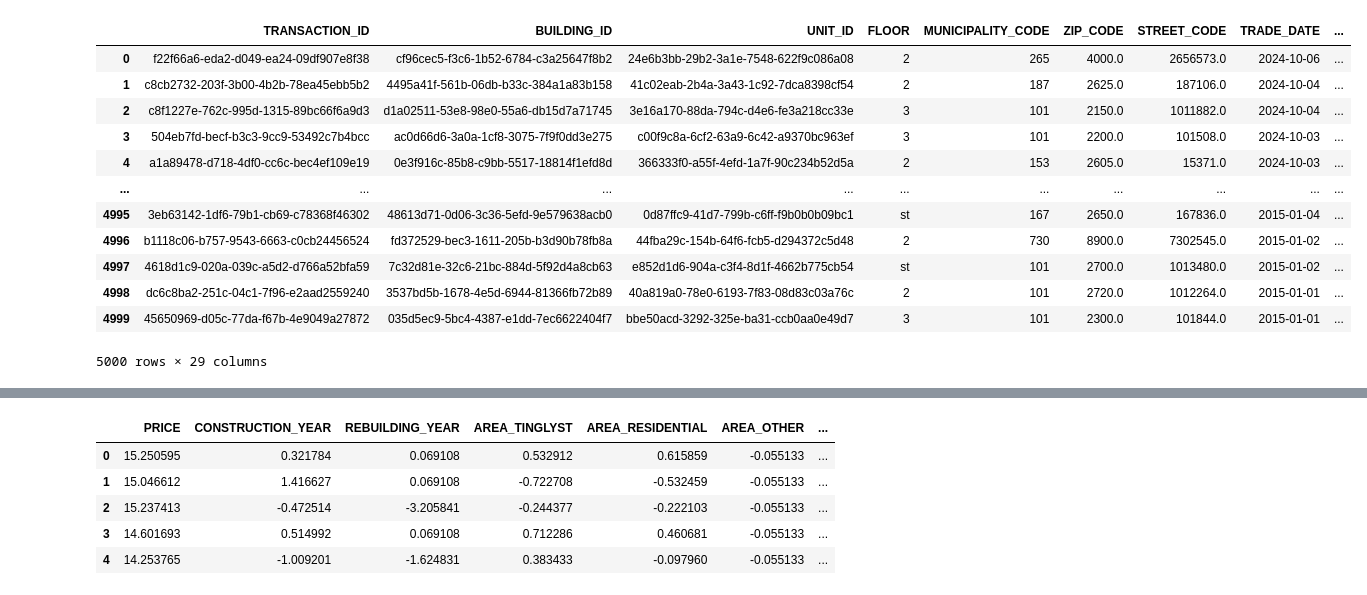
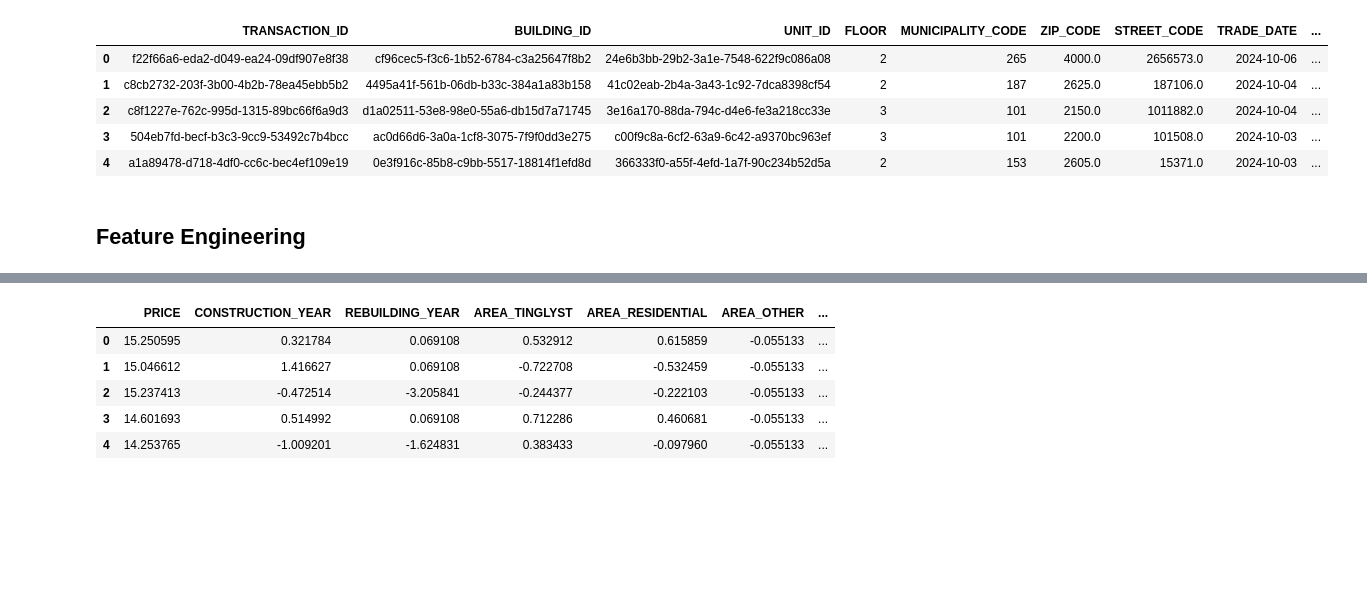
Before and after one commit to wasabi39/hackathon_houses, a Jupyter notebook: boligpriser.ipynb, the cells around one changed output, grey strips where cells are left out. Cells and saved outputs as stored; diff of their text form; code cells hidden in the pictures; blank space fills up the shorter version.

```diff
--- a/boligpriser.ipynb
+++ b/boligpriser.ipynb
@@ -8,35 +8,22 @@ pd.set_option('display.max_columns', None) #remove upper limit on the number of
 # %%
-#load data
+#Load data
 data = pd.read_csv('house_train.csv')
 test_data = pd.read_csv('house_test.csv')
+#Save transaction id for testing before we start feature engineering
 transaction_id_test = test_data['TRANSACTION_ID']
-data_mean_sqm_price = data.groupby("MUNICIPALITY_CODE")["SQM_PRICE"].mean()
-data["MUNICIPALITY_MEAN_SQM_PRICE"] = data.apply(
-    lambda row: data_mean_sqm_price[row["MUNICIPALITY_CODE"]],
-    axis=1
-)
-test_data["MUNICIPALITY_MEAN_SQM_PRICE"] = test_data.apply(
-    lambda row: data_mean_sqm_price[row["MUNICIPALITY_CODE"]],
-    axis=1
-)
-
+#Transform price to log price. This makes it approximately follow a Gaussian distribution.
 data['PRICE'] = np.log(data['PRICE'])
 test_data['PRICE'] = np.log(test_data['PRICE'])
 
-data
-test_data
+data.head()
+test_data.head()
 # %% [output]
 |  | TRANSACTION_ID | BUILDING_ID | UNIT_ID | FLOOR | MUNICIPALITY_CODE | ZIP_CODE | STREET_CODE | TRADE_DATE | ... |
 | 0 | f22f66a6-eda2-d049-ea24-09df907e8f38 | cf96cec5-f3c6-1b52-6784-c3a25647f8b2 | 24e6b3bb-29b2-3a1e-7548-622f9c086a08 | 2 | 265 | 4000.0 | 2656573.0 | 2024-10-06 | ... |
 | 1 | c8cb2732-203f-3b00-4b2b-78ea45ebb5b2 | 4495a41f-561b-06db-b33c-384a1a83b158 | 41c02eab-2b4a-3a43-1c92-7dca8398cf54 | 2 | 187 | 2625.0 | 187106.0 | 2024-10-04 | ... |
 | 2 | c8f1227e-762c-995d-1315-89bc66f6a9d3 | d1a02511-53e8-98e0-55a6-db15d7a71745 | 3e16a170-88da-794c-d4e6-fe3a218cc33e | 3 | 101 | 2150.0 | 1011882.0 | 2024-10-04 | ... |
 | 3 | 504eb7fd-becf-b3c3-9cc9-53492c7b4bcc | ac0d66d6-3a0a-1cf8-3075-7f9f0dd3e275 | c00f9c8a-6cf2-63a9-6c42-a9370bc963ef | 3 | 101 | 2200.0 | 101508.0 | 2024-10-03 | ... |
 | 4 | a1a89478-d718-4df0-cc6c-bec4ef109e19 | 0e3f916c-85b8-c9bb-5517-18814f1efd8d | 366333f0-a55f-4efd-1a7f-90c234b52d5a | 2 | 153 | 2605.0 | 15371.0 | 2024-10-03 | ... |
-| ... | ... | ... | ... | ... | ... | ... | ... | ... | ... |
-| 4995 | 3eb63142-1df6-79b1-cb69-c78368f46302 | 48613d71-0d06-3c36-5efd-9e579638acb0 | 0d87ffc9-41d7-799b-c6ff-f9b0b0b09bc1 | st | 167 | 2650.0 | 167836.0 | 2015-01-04 | ... |
-| 4996 | b1118c06-b757-9543-6663-c0cb24456524 | fd372529-bec3-1611-205b-b3d90b78fb8a | 44fba29c-154b-64f6-fcb5-d294372c5d48 | 2 | 730 | 8900.0 | 7302545.0 | 2015-01-02 | ... |
-| 4997 | 4618d1c9-020a-039c-a5d2-d766a52bfa59 | 7c32d81e-32c6-21bc-884d-5f92d4a8cb63 | e852d1d6-904a-c3f4-8d1f-4662b775cb54 | st | 101 | 2700.0 | 1013480.0 | 2015-01-02 | ... |
-| 4998 | dc6c8ba2-251c-04c1-7f96-e2aad2559240 | 3537bd5b-1678-4e5d-6944-81366fb72b89 | 40a819a0-78e0-6193-7f83-08d83c03a76c | 2 | 101 | 2720.0 | 1012264.0 | 2015-01-01 | ... |
-| 4999 | 45650969-d05c-77da-f67b-4e9049a27872 | 035d5ec9-5bc4-4387-e1dd-7ec6622404f7 | bbe50acd-3292-325e-ba31-ccb0aa0e49d7 | 3 | 101 | 2300.0 | 101844.0 | 2015-01-01 | ... |
-5000 rows × 29 columns
+# %% [markdown]
+## Feature Engineering
 # %%
```
Also changed, not shown: parts of 38 cells of this notebook.
